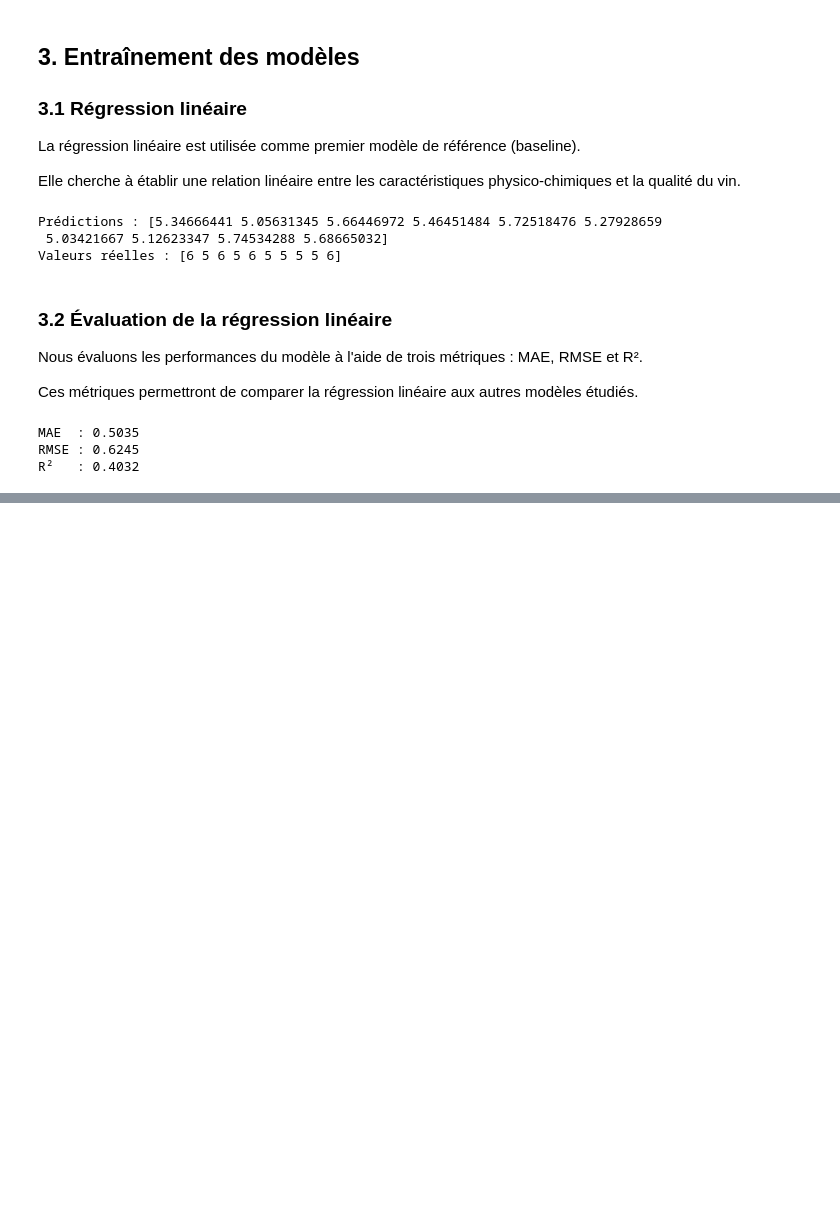
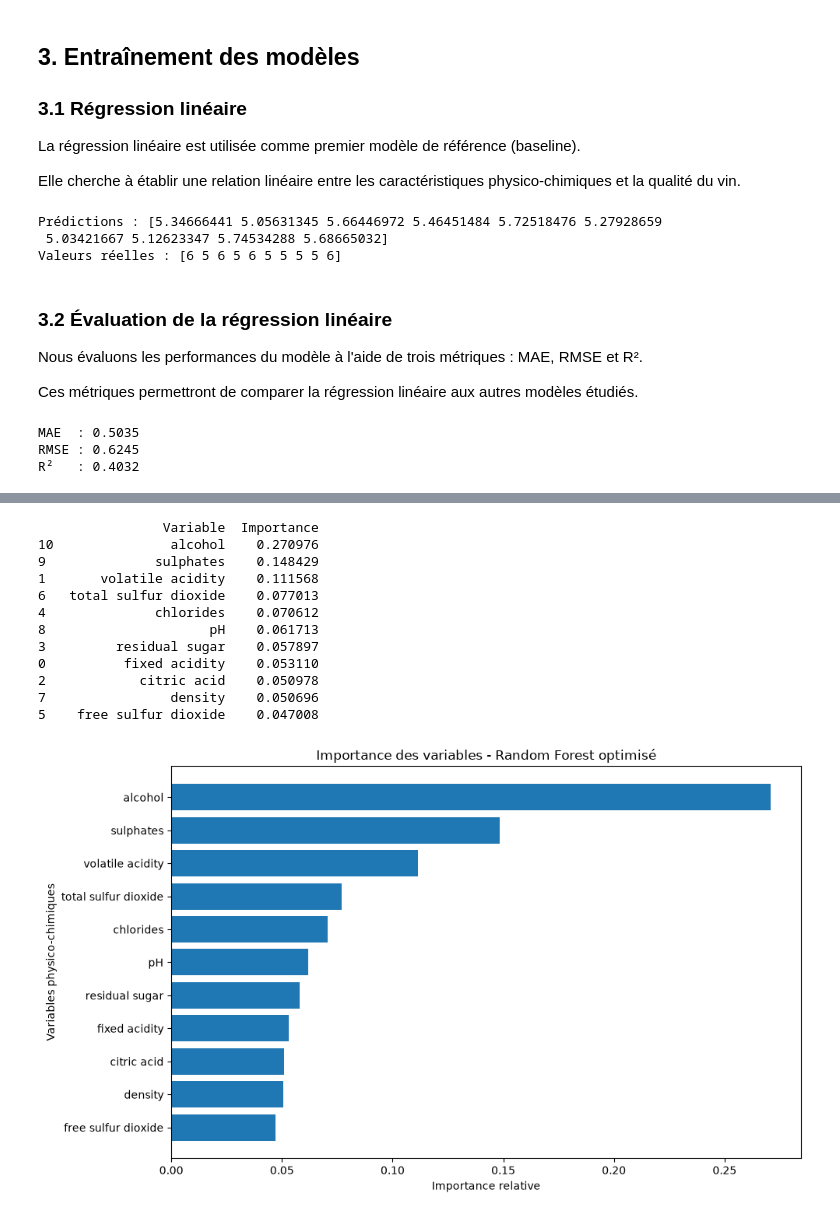
Before and after one commit to LuccaFaccin/red-wine-quality-ml, a Jupyter notebook: notebooks/01_exploratory_analysis.ipynb, the cells around one changed output, grey strips where cells are left out. Cells and saved outputs as stored; diff of their text form; code cells hidden in the pictures; blank space fills up the shorter version.

Commit message:
Add model evaluation, cross-validation and feature importance

```diff
--- a/notebooks/01_exploratory_analysis.ipynb
+++ b/notebooks/01_exploratory_analysis.ipynb
@@ -20,6 +8,0 @@ df.head()
-# %%
-# Vérification du contenu original du fichier CSV
-
-with open("../data/winequality-red-selected-columns.csv", "r") as f:
-    for i in range(6):
-        print(repr(f.readline()))
@@ -349,0 +736,6 @@ R²   : 0.4032
+# %%
+# Récupération du meilleur modèle Random Forest
+meilleur_rf = grid_search.best_estimator_
+
+# Affichage du modèle optimisé
+print(meilleur_rf)
@@ -349,0 +766,52 @@ R²   : 0.4032
+# %%
+import pandas as pd
+import matplotlib.pyplot as plt
+
+# Extraction de l'importance des variables
+importances = meilleur_rf.feature_importances_
+
+# Création d'un DataFrame
+df_importances = pd.DataFrame({
+    "Variable": X_train.columns,
+    "Importance": importances
+})
+
+# Classement des variables par importance
+df_importances = df_importances.sort_values(
+    by="Importance",
+    ascending=False
+)
+
+# Affichage des résultats
+print(df_importances)
+
+# Visualisation graphique
+plt.figure(figsize=(10, 6))
+
+plt.barh(
+    df_importances["Variable"],
+    df_importances["Importance"]
+)
+
+plt.gca().invert_yaxis()
+
+plt.xlabel("Importance relative")
+plt.ylabel("Variables physico-chimiques")
+plt.title("Importance des variables - Random Forest optimisé")
+
+plt.tight_layout()
+plt.show()
+# %% [output]
+                Variable  Importance
+10               alcohol    0.270976
+9              sulphates    0.148429
+1       volatile acidity    0.111568
+6   total sulfur dioxide    0.077013
+4              chlorides    0.070612
+8                     pH    0.061713
+3         residual sugar    0.057897
+0          fixed acidity    0.053110
+2            citric acid    0.050978
+7                density    0.050696
+5    free sulfur dioxide    0.047008
+[figure, added]
```
Also changed, not shown: parts of 27 cells of this notebook.
